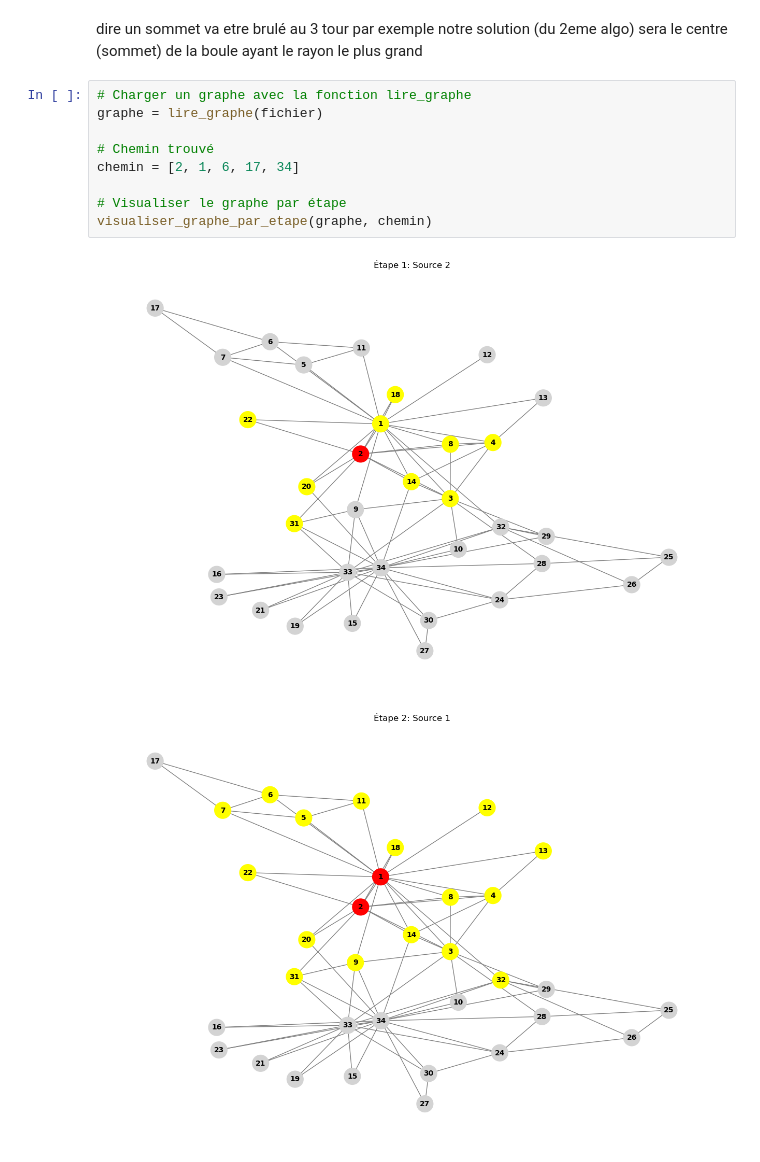
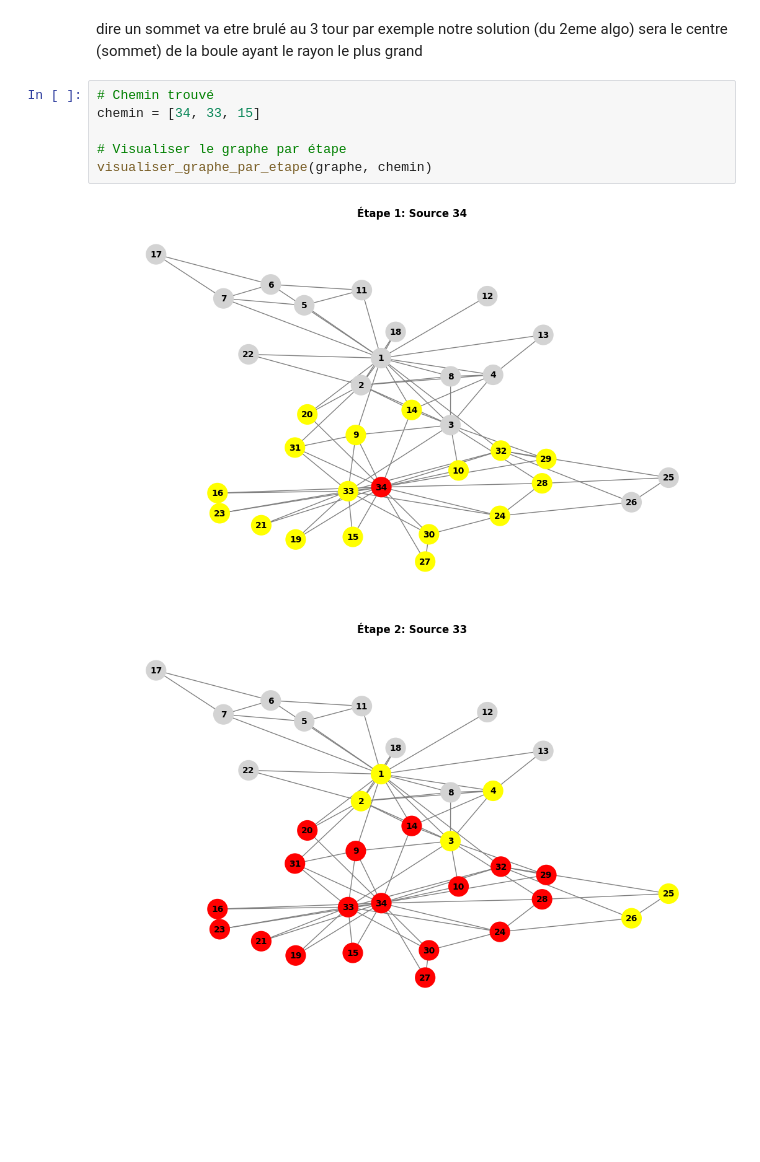
Before and after one commit to OussamaLay/Graph_Burning_Problem, a Jupyter notebook: algo_recherche.ipynb, the cells around one changed output. Saved outputs shown, nothing was run; the diff lists cells and outputs as text; blank space fills up the shorter version.

```diff
--- a/algo_recherche.ipynb
+++ b/algo_recherche.ipynb
@@ -100,14 +148,11 @@ afficher_graphe(fichier)
 dire un sommet va etre brulé au 3 tour par exemple
 notre solution (du 2eme algo) sera le  centre (sommet) de la boule ayant le rayon le plus grand
 # %%
-# Charger un graphe avec la fonction lire_graphe
-graphe = lire_graphe(fichier)
-
 # Chemin trouvé
-chemin = [2, 1, 6, 17, 34]
+chemin = [34, 33, 15]
 
 # Visualiser le graphe par étape
 visualiser_graphe_par_etape(graphe, chemin)
 # %% [output]
-[figure, old version]
+[figure, new version]
-[figure, old version]
+[figure, new version]
```
Also changed, not shown: parts of 14 cells of this notebook, 3 other files.
